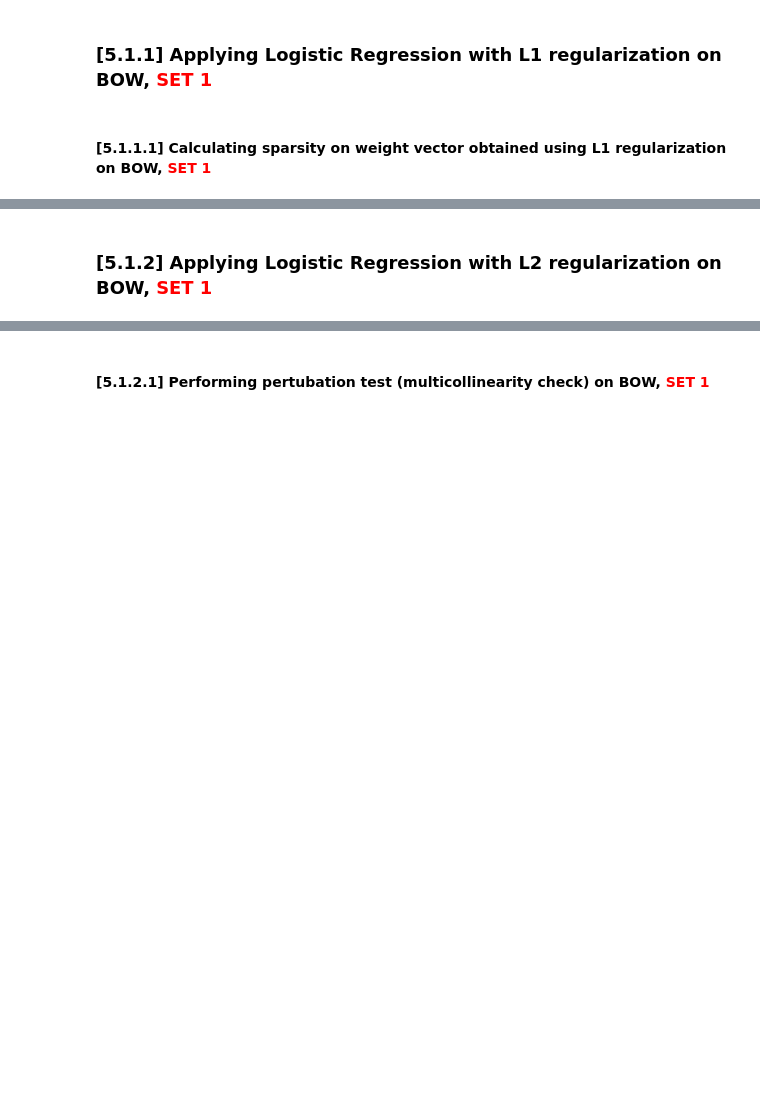
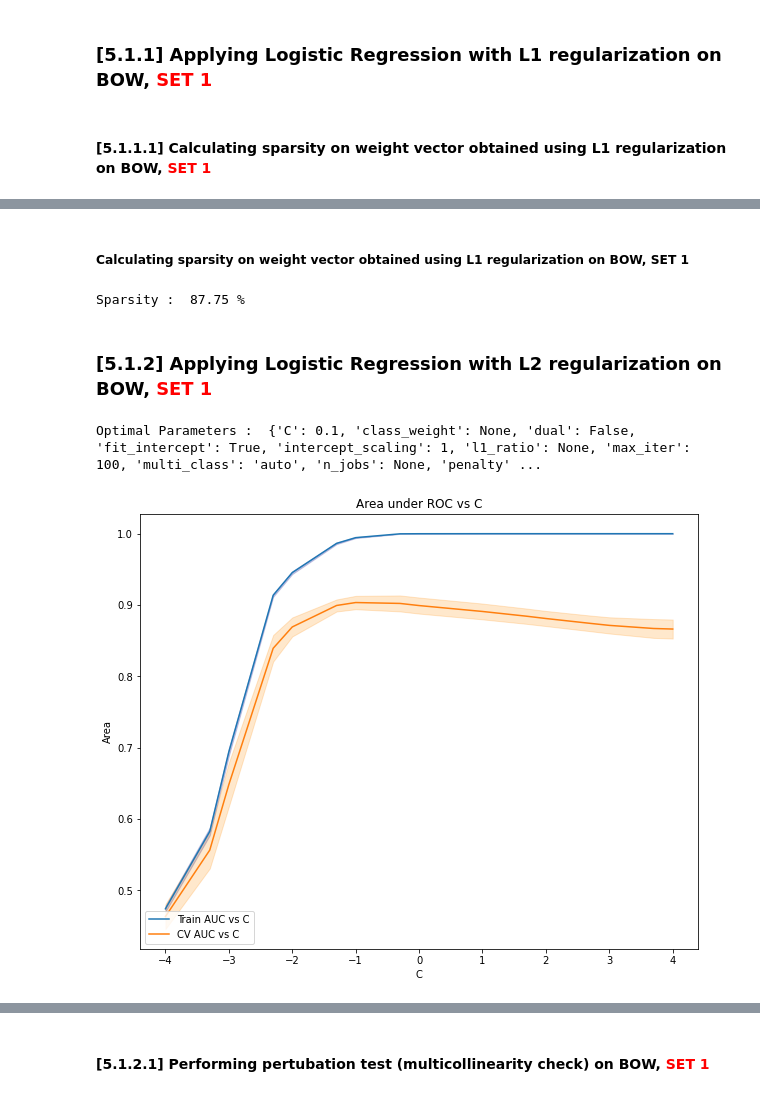
Before and after one commit to sidharthjain97/amazon-fine-food-reviews, a Jupyter notebook: Logistic_Regression_Amazon_Fine_Food_Reviews_Analysis.ipynb, the cells around one changed output, grey strips where cells are left out. Cells and saved outputs as stored; diff of their text form; code cells hidden in the pictures; blank space fills up the shorter version.

```diff
--- a/Logistic_Regression_Amazon_Fine_Food_Reviews_Analysis.ipynb
+++ b/Logistic_Regression_Amazon_Fine_Food_Reviews_Analysis.ipynb
@@ -716,4 +852,18 @@ W=W+10^-6 and W’ = W’+10^-6</li>
+# %% [markdown]
+##### Calculating sparsity on weight vector obtained using L1 regularization on BOW, SET 1
+# %%
+zero_w = classifier.coef_.size - np.count_nonzero(classifier.coef_)
+total_w = classifier.coef_.size
+print("Sparsity :  {} %".format(round((zero_w*100)/total_w ,2)))
+# %% [output]
+Sparsity :  87.75 %
 # %% [markdown]
 ### [5.1.2] Applying Logistic Regression with L2 regularization on BOW,<font color='red'> SET 1</font>
 # %%
 # Please write all the code with proper documentation
+# %%
+regOpt = 'l2'
+LR_Classifier(bow_train, y_train, regOpt)
+# %% [output]
+Optimal Parameters :  {'C': 0.1, 'class_weight': None, 'dual': False, 'fit_intercept': True, 'intercept_scaling': 1, 'l1_ratio': None, 'max_iter': 100, 'multi_class': 'auto', 'n_jobs': None, 'penalty' ...
+[figure, added]
```
Also changed, not shown: parts of 52 cells of this notebook.
